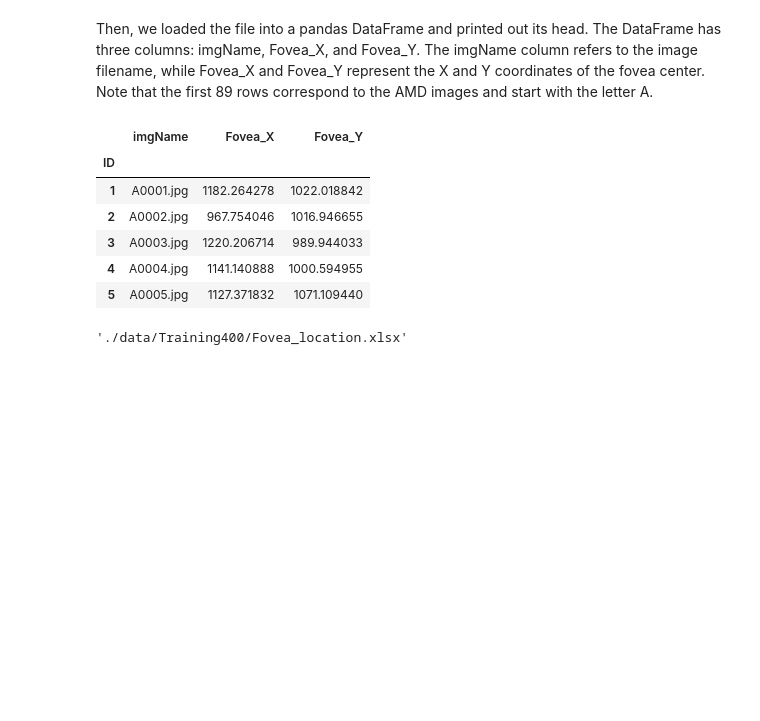
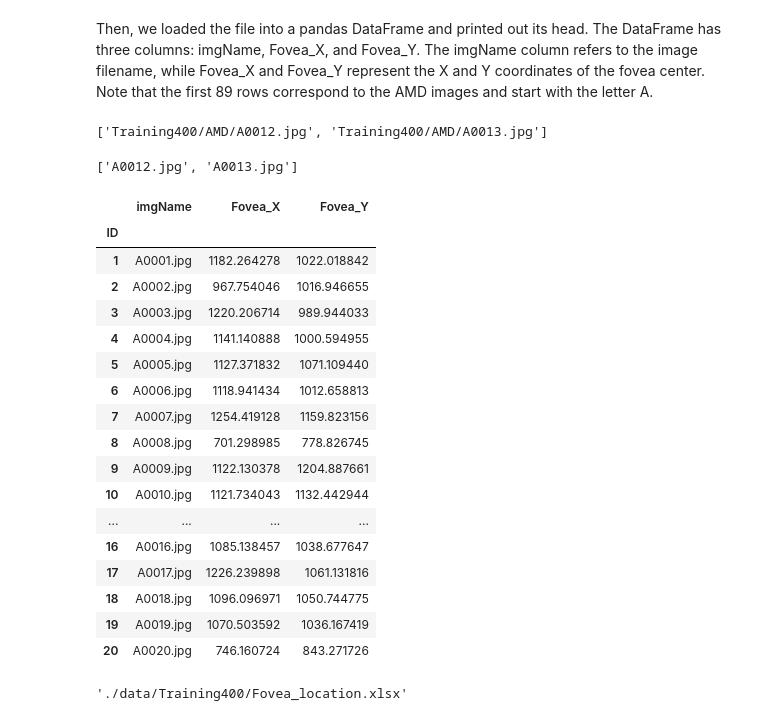
Before and after one commit to duybluemind1988/PyTorch-Computer-Vision-Cookbook, a Jupyter notebook: Chapter04/Ch4_Scirpts.ipynb, the cells around one changed output. Saved outputs shown, nothing was run; the diff lists cells and outputs as text; code cells hidden in the pictures; blank space fills up the shorter version.

```diff
--- a/Chapter04/Ch4_Scirpts.ipynb
+++ b/Chapter04/Ch4_Scirpts.ipynb
@@ -45,24 +54,47 @@ DataFrame has three columns: imgName, Fovea_X, and Fovea_Y. The imgName column
 refers to the image filename, while Fovea_X and Fovea_Y represent the X and Y
 coordinates of the fovea center. Note that the first 89 rows correspond to the AMD images
 and start with the letter A.
+# %%
+file_broken
+# %% [output]
+['Training400/AMD/A0012.jpg', 'Training400/AMD/A0013.jpg']
+# %%
+img_list=[]
+for file in file_broken:
+  img_name=file.split('/')[2]
+  img_list.append(img_name)
+img_list
+# %% [output]
+['A0012.jpg', 'A0013.jpg']
 # %%
 import os
 import pandas as pd
 
 path2data="./data/"
 
 # full path of labels file
 path2labels=os.path.join(path2data,"Training400","Fovea_location.xlsx")
 
 # maske sure to install xlrd
 labels_df=pd.read_excel(path2labels,index_col="ID")
 
-labels_df.head()
+labels_df.head(20)
 # %% [output]
 |  | imgName | Fovea_X | Fovea_Y |
 | ID |  |  |  |
 | 1 | A0001.jpg | 1182.264278 | 1022.018842 |
 | 2 | A0002.jpg | 967.754046 | 1016.946655 |
 | 3 | A0003.jpg | 1220.206714 | 989.944033 |
 | 4 | A0004.jpg | 1141.140888 | 1000.594955 |
 | 5 | A0005.jpg | 1127.371832 | 1071.109440 |
+| 6 | A0006.jpg | 1118.941434 | 1012.658813 |
+| 7 | A0007.jpg | 1254.419128 | 1159.823156 |
+| 8 | A0008.jpg | 701.298985 | 778.826745 |
+| 9 | A0009.jpg | 1122.130378 | 1204.887661 |
+| 10 | A0010.jpg | 1121.734043 | 1132.442944 |
+| ... | ... | ... | ... |
+| 16 | A0016.jpg | 1085.138457 | 1038.677647 |
+| 17 | A0017.jpg | 1226.239898 | 1061.131816 |
+| 18 | A0018.jpg | 1096.096971 | 1050.744775 |
+| 19 | A0019.jpg | 1070.503592 | 1036.167419 |
+| 20 | A0020.jpg | 746.160724 | 843.271726 |
```
Also changed, not shown: parts of 30 cells of this notebook.
